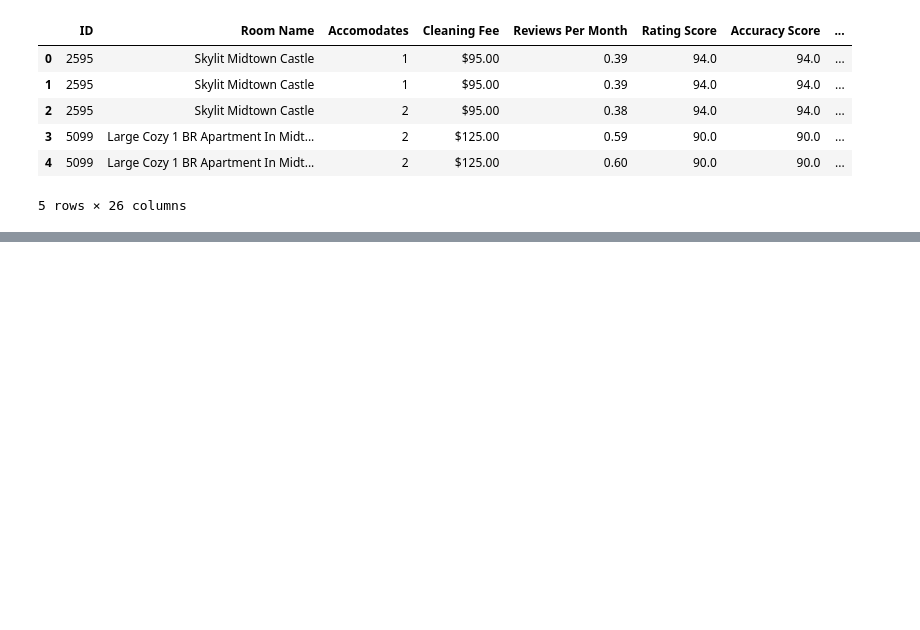
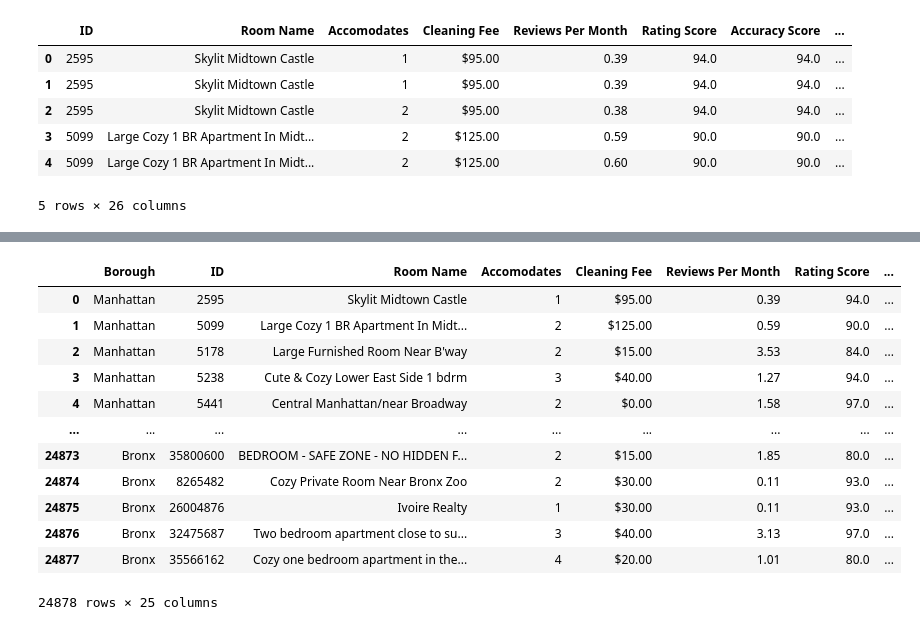
Before and after one commit to parriswoods22/Room11, a Jupyter notebook: Airbnb & Attractions.ipynb, the cells around one changed output, grey strips where cells are left out. Cells and saved outputs as stored; diff of their text form; code cells hidden in the pictures; blank space fills up the shorter version.

```diff
--- a/Airbnb & Attractions.ipynb
+++ b/Airbnb & Attractions.ipynb
@@ -281,0 +323,33 @@ close_final_df
+# %%
+geo_coords_df = pd.DataFrame({'a_mid': a_mid,
+                             'b_start': b_start,
+                             'b_mid': b_mid,
+                             'b_fin': b_fin})
+# %%
+geo_coords_df['b'] = geo_coords_df['b_start'] * geo_coords_df['b_mid'] * geo_coords_df['b_fin']
+geo_coords_df['a'] = geo_coords_df['b'] + geo_coords_df['a_mid']
+# %%
+c = []
+for number in geo_coords_df['a']:
+    c.append(2*math.atan2(math.sqrt(number),math.sqrt(1-number)))
+geo_coords_df['c'] = c
+geo_coords_df['Proximity'] = geo_coords_df['c']*52.80
+# %%
+final_df = close_final_df
+final_df['Proximity (mi)'] = geo_coords_df['Proximity']
+# %%
+final_df
+# %% [output]
+|  | Borough | ID | Room Name | Accomodates | Cleaning Fee | Reviews Per Month | Rating Score | ... |
+| 0 | Manhattan | 2595 | Skylit Midtown Castle | 1 | $95.00 | 0.39 | 94.0 | ... |
+| 1 | Manhattan | 5099 | Large Cozy 1 BR Apartment In Midt... | 2 | $125.00 | 0.59 | 90.0 | ... |
+| 2 | Manhattan | 5178 | Large Furnished Room Near B'way | 2 | $15.00 | 3.53 | 84.0 | ... |
+| 3 | Manhattan | 5238 | Cute & Cozy Lower East Side 1 bdrm | 3 | $40.00 | 1.27 | 94.0 | ... |
+| 4 | Manhattan | 5441 | Central Manhattan/near Broadway | 2 | $0.00 | 1.58 | 97.0 | ... |
+| ... | ... | ... | ... | ... | ... | ... | ... | ... |
+| 24873 | Bronx | 35800600 | BEDROOM - SAFE ZONE - NO HIDDEN F... | 2 | $15.00 | 1.85 | 80.0 | ... |
+| 24874 | Bronx | 8265482 | Cozy Private Room Near Bronx Zoo | 2 | $30.00 | 0.11 | 93.0 | ... |
+| 24875 | Bronx | 26004876 | Ivoire Realty | 1 | $30.00 | 0.11 | 93.0 | ... |
+| 24876 | Bronx | 32475687 | Two bedroom apartment close to su... | 3 | $40.00 | 3.13 | 97.0 | ... |
+| 24877 | Bronx | 35566162 | Cozy one bedroom apartment in the... | 4 | $20.00 | 1.01 | 80.0 | ... |
+24878 rows × 25 columns
```
Also changed, not shown: parts of 17 cells of this notebook.
